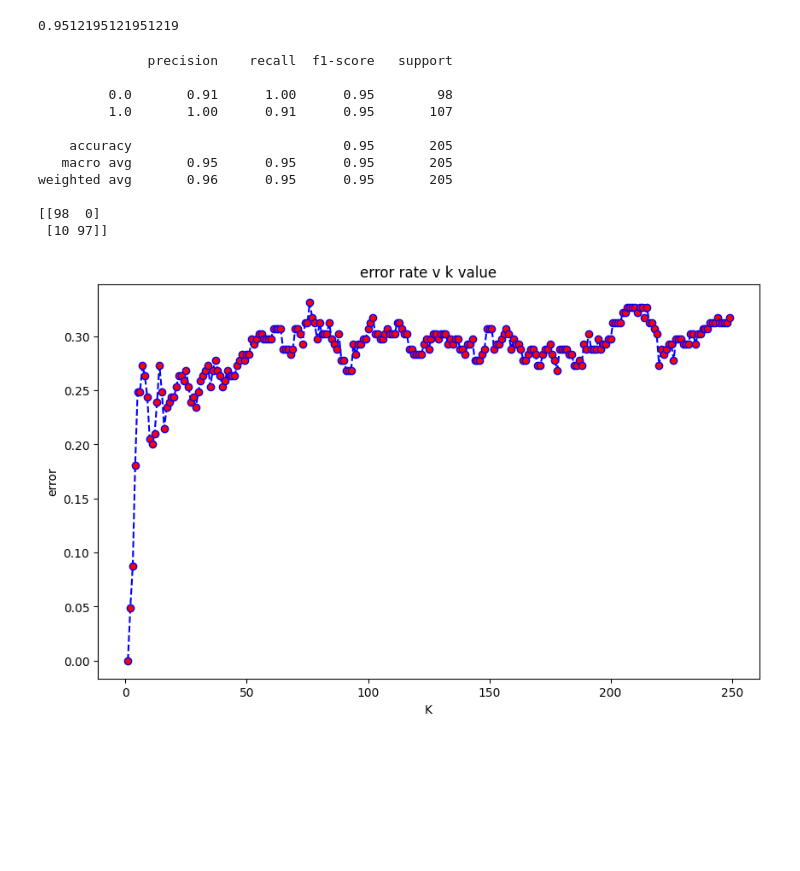
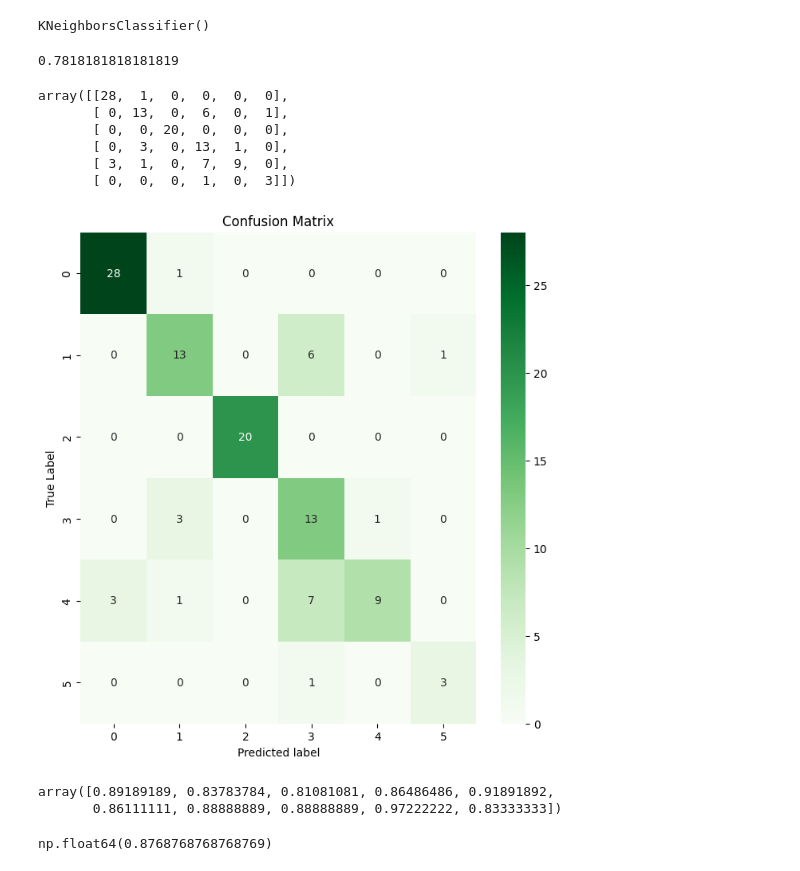
Before and after one commit to syedukkashah/PAI-Fall-24, a Jupyter notebook: Lab/lab11.ipynb, the cells around one changed output. Cells and saved outputs as stored; diff of their text form; code cells hidden in the pictures; blank space fills up the shorter version.

```diff
--- a/Lab/lab11.ipynb
+++ b/Lab/lab11.ipynb
@@ -13,8 +151,13 @@ Y = array[:,13]
+# %%
+from sklearn.impute import SimpleImputer
+imputer = SimpleImputer(strategy = 'mean')
+df = pd.DataFrame(imputer.fit_transform(df))
+# %%
+X = df.iloc[:,:-1]
+Y = df.iloc[:,-1]
 # %%
-X_train, X_test, Y_train, Y_test = train_test_split(X,Y,test_size=0.20, random_state=0)
-knn = KNeighborsClassifier(n_neighbors=2)
+knn = KNeighborsClassifier(n_neighbors=5)
+X_train, X_test, Y_train, Y_test = train_test_split(X,Y,test_size=0.3, random_state=4)
 knn.fit(X_train, Y_train)
-predictions = knn.predict(X_test)
-print((accuracy_score(Y_test, predictions)))
 # %% [output]
-0.9512195121951219
+KNeighborsClassifier()
@@ -21,31 +166,25 @@ print((accuracy_score(Y_test, predictions)))
+# %%
+accuracy_score(Y_test, predictions)
+# %% [output]
+0.7818181818181819
 # %%
-print((classification_report(Y_test, predictions)))
-print(confusion_matrix(Y_test, predictions))
+cm = confusion_matrix(Y_test, predictions)
-# %% [output]
-              precision    recall  f1-score   support
-
-         0.0       0.91      1.00      0.95        98
-         1.0       1.00      0.91      0.95       107
-
-    accuracy                           0.95       205
-   macro avg       0.95      0.95      0.95       205
-weighted avg       0.96      0.95      0.95       205
-
-[[98  0]
- [10 97]]
-# %%
-error = []
-for i in range(1,250):
-    knn = KNeighborsClassifier(n_neighbors=i)
-    knn.fit(X_train, Y_train)
-    pred_i = knn.predict(X_test)
-    error.append(np.mean(pred_i!=Y_test))
-
-plt.figure(figsize=(10,6))
-plt.plot(range(1,250), error, color = 'blue', linestyle = 'dashed', marker= 'o', markerfacecolor = 'red')
-plt.title('error rate v k value')
-plt.xlabel('K')
-plt.ylabel('error')
-plt.show()
-# %% [output]
-[figure, removed]
+# %%
+cm
+# %% [output]
+array([[28,  1,  0,  0,  0,  0],
+       [ 0, 13,  0,  6,  0,  1],
+       [ 0,  0, 20,  0,  0,  0],
+       [ 0,  3,  0, 13,  1,  0],
+       [ 3,  1,  0,  7,  9,  0],
+       [ 0,  0,  0,  1,  0,  3]])
+# %%
+import seaborn as sns
+plt.figure(figsize=(8,8))
+sns.heatmap(cm, annot = True, fmt='d', cmap = 'Greens')
+plt.title('Confusion Matrix')
+plt.ylabel('True Label')
+plt.xlabel('Predicted label')
+plt.show()
+# %% [output]
+[figure, added]
@@ -51,0 +195,9 @@ plt.show()
+# %%
+scores
+# %% [output]
+array([0.89189189, 0.83783784, 0.81081081, 0.86486486, 0.91891892,
+       0.86111111, 0.88888889, 0.88888889, 0.97222222, 0.83333333])
+# %%
+scores.mean()
+# %% [output]
+np.float64(0.8768768768768769)
```
Also changed, not shown: parts of 30 cells of this notebook, 2 other files.
